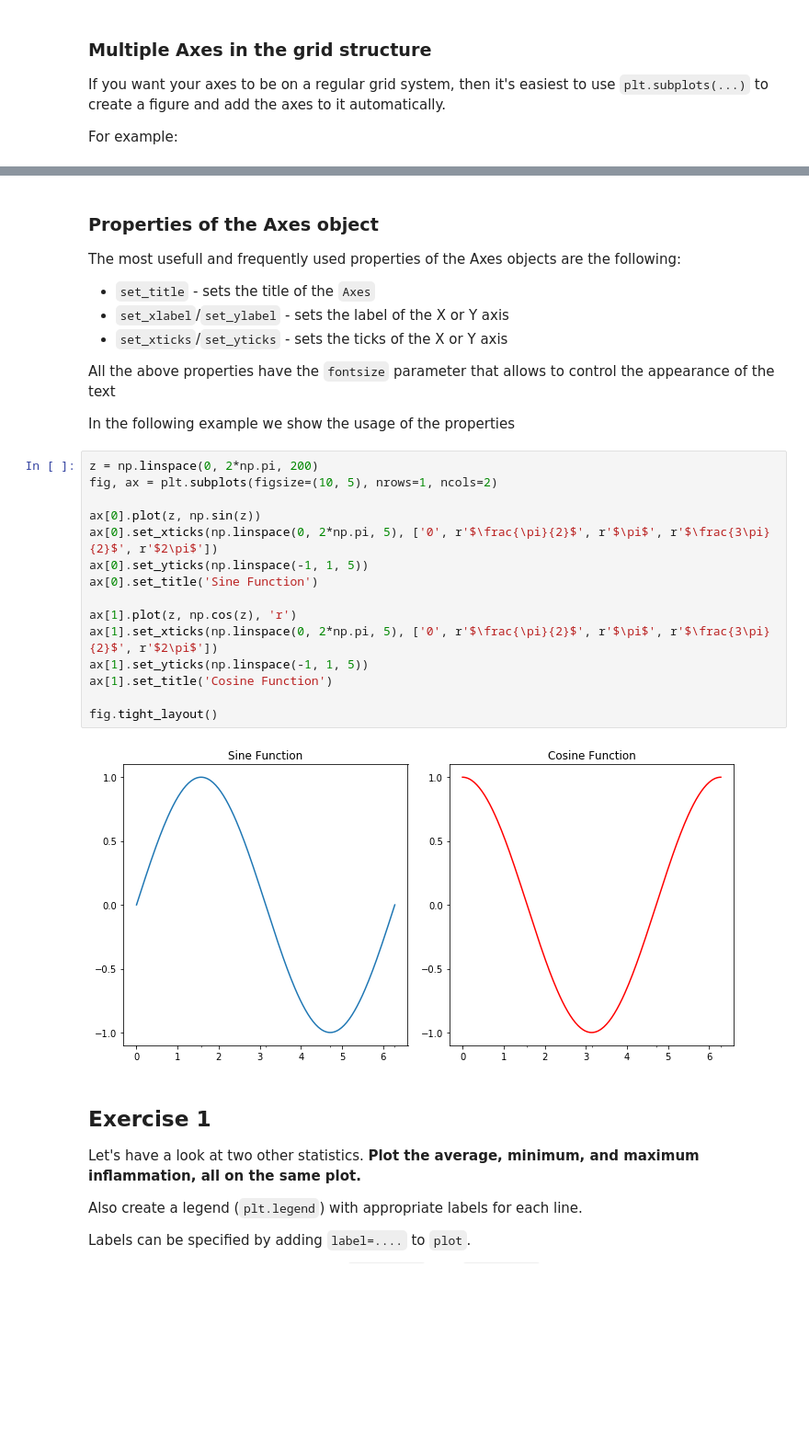
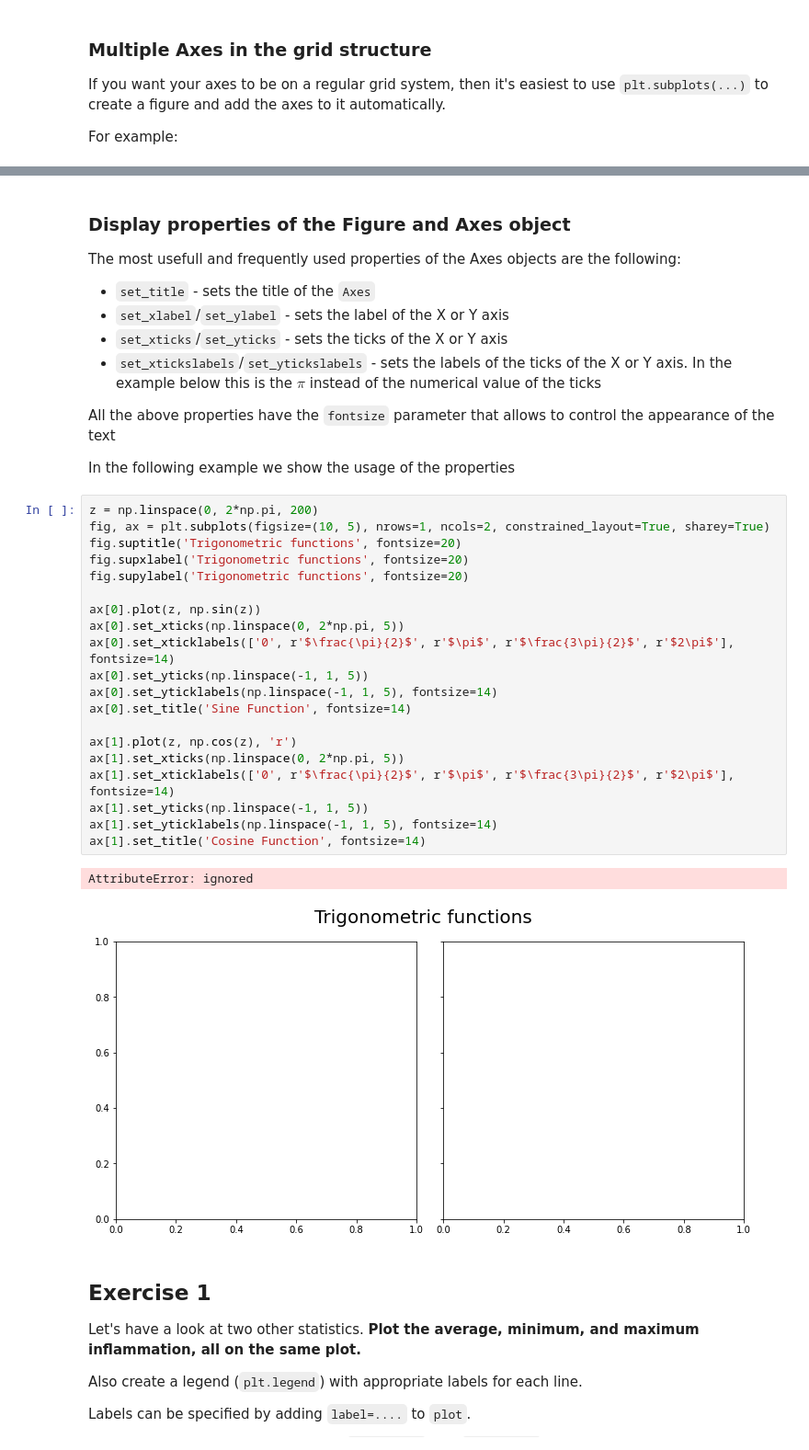
Before and after one commit to faigyb/python4ml, a Jupyter notebook: matplotlib.ipynb, the cells around one changed output, grey strips where cells are left out. Shown: that part at 92% size. Drawn from its saved outputs; the diff is of its cells as text; blank space fills up the shorter version.

```diff
--- a/matplotlib.ipynb
+++ b/matplotlib.ipynb
@@ -163,31 +176,38 @@ When `plt.subplots` is called with no arguments, it creates a new figure with a
 # %% [markdown]
-### Properties of the Axes object
+### Display properties of the Figure and Axes object
 
 The most usefull and frequently used properties of the Axes objects are the following:
 * `set_title` - sets the title of the `Axes`
 * `set_xlabel`/`set_ylabel` - sets the label of the X or Y axis
 * `set_xticks`/`set_yticks` - sets the ticks of the X or Y axis
+* `set_xtickslabels`/`set_ytickslabels` - sets the labels of the ticks of the X or Y axis. In the example below this is the $\pi$ instead of the numerical value of the ticks
 
 All the above properties have the `fontsize` parameter that allows to control the appearance of the text
 
 In the following example we show the usage of the properties
 # %%
 z = np.linspace(0, 2*np.pi, 200)
-fig, ax = plt.subplots(figsize=(10, 5), nrows=1, ncols=2)
+fig, ax = plt.subplots(figsize=(10, 5), nrows=1, ncols=2, constrained_layout=True, sharey=True)
+fig.suptitle('Trigonometric functions', fontsize=20)
+fig.supxlabel('Trigonometric functions', fontsize=20)
+fig.supylabel('Trigonometric functions', fontsize=20)
 
 ax[0].plot(z, np.sin(z))
-ax[0].set_xticks(np.linspace(0, 2*np.pi, 5), ['0', r'$\frac{\pi}{2}$', r'$\pi$', r'$\frac{3\pi}{2}$', r'$2\pi$'])
+ax[0].set_xticks(np.linspace(0, 2*np.pi, 5))
+ax[0].set_xticklabels(['0', r'$\frac{\pi}{2}$', r'$\pi$', r'$\frac{3\pi}{2}$', r'$2\pi$'], fontsize=14)
 ax[0].set_yticks(np.linspace(-1, 1, 5))
-ax[0].set_title('Sine Function')
+ax[0].set_yticklabels(np.linspace(-1, 1, 5), fontsize=14)
+ax[0].set_title('Sine Function', fontsize=14)
 
 ax[1].plot(z, np.cos(z), 'r')
-ax[1].set_xticks(np.linspace(0, 2*np.pi, 5), ['0', r'$\frac{\pi}{2}$', r'$\pi$', r'$\frac{3\pi}{2}$', r'$2\pi$'])
+ax[1].set_xticks(np.linspace(0, 2*np.pi, 5))
+ax[1].set_xticklabels(['0', r'$\frac{\pi}{2}$', r'$\pi$', r'$\frac{3\pi}{2}$', r'$2\pi$'], fontsize=14)
 ax[1].set_yticks(np.linspace(-1, 1, 5))
-ax[1].set_title('Cosine Function')
-
-fig.tight_layout()
+ax[1].set_yticklabels(np.linspace(-1, 1, 5), fontsize=14)
+ax[1].set_title('Cosine Function', fontsize=14)
 # %% [output]
+AttributeError: ignored
-[figure, old version]
+[figure, new version]
 # %% [markdown]
 ## Exercise 1
 
```
Also changed, not shown: parts of 9 cells of this notebook.
